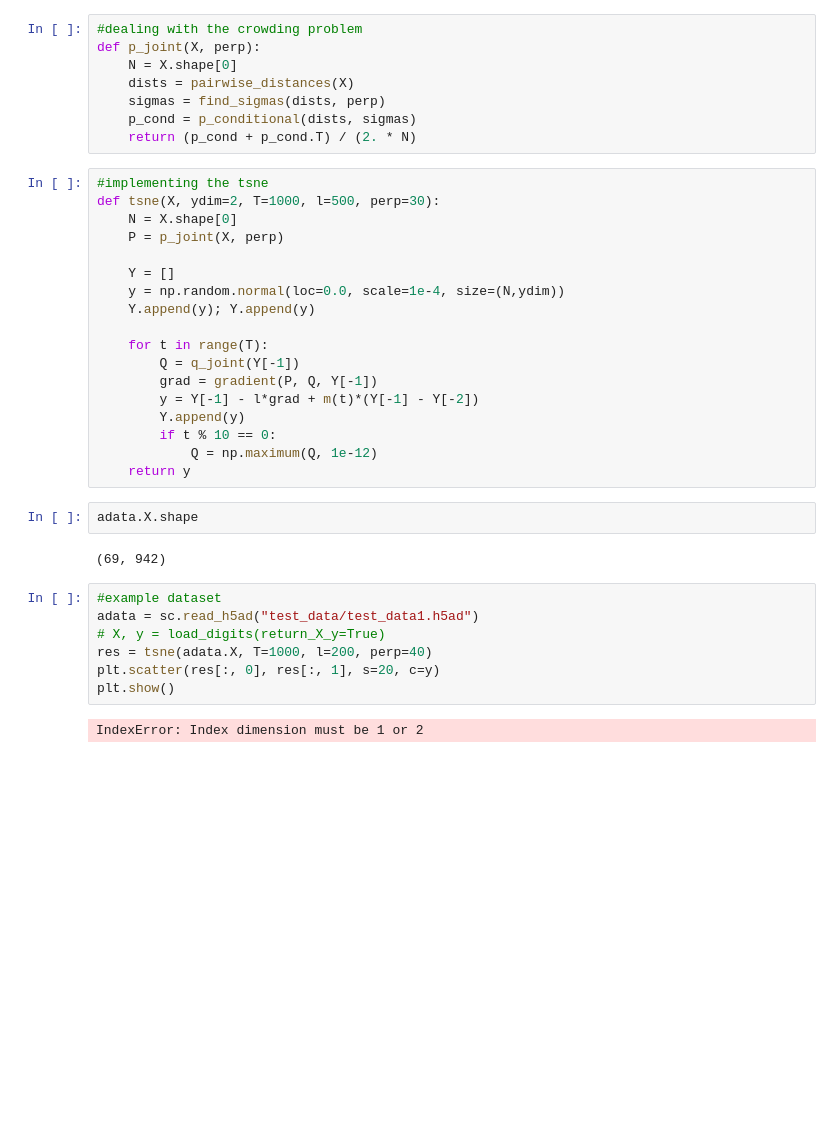
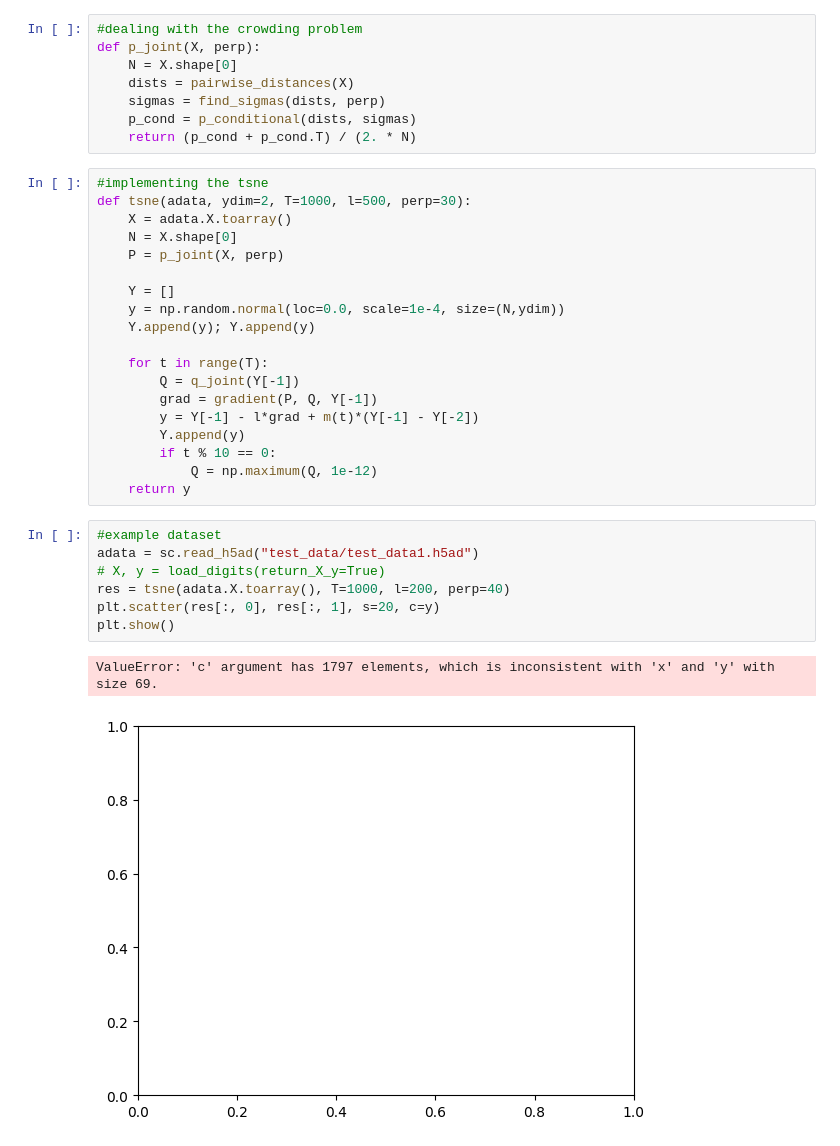
Before and after one commit to JL-Young/CSE185_Proj, a Jupyter notebook: draft1.ipynb, the cells around one changed output. Cells and saved outputs as stored; diff of their text form; blank space fills up the shorter version.

```diff
--- a/draft1.ipynb
+++ b/draft1.ipynb
@@ -100,7 +100,8 @@ def p_joint(X, perp):
     return (p_cond + p_cond.T) / (2. * N)
 # %%
 #implementing the tsne
-def tsne(X, ydim=2, T=1000, l=500, perp=30):
+def tsne(adata, ydim=2, T=1000, l=500, perp=30):
+    X = adata.X.toarray()
     N = X.shape[0]
     P = p_joint(X, perp)
 
@@ -116,16 +117,13 @@ def tsne(X, ydim=2, T=1000, l=500, perp=30):
         if t % 10 == 0:
             Q = np.maximum(Q, 1e-12)
     return y
-# %%
-adata.X.shape
-# %% [output]
-(69, 942)
 # %%
 #example dataset
 adata = sc.read_h5ad("test_data/test_data1.h5ad")
 # X, y = load_digits(return_X_y=True)
-res = tsne(adata.X, T=1000, l=200, perp=40)
+res = tsne(adata.X.toarray(), T=1000, l=200, perp=40)
 plt.scatter(res[:, 0], res[:, 1], s=20, c=y)
 plt.show()
 # %% [output]
-IndexError: Index dimension must be 1 or 2
+ValueError: 'c' argument has 1797 elements, which is inconsistent with 'x' and 'y' with size 69.
+[figure, added]
```
Also changed, not shown: parts of 1 cell of this notebook.
